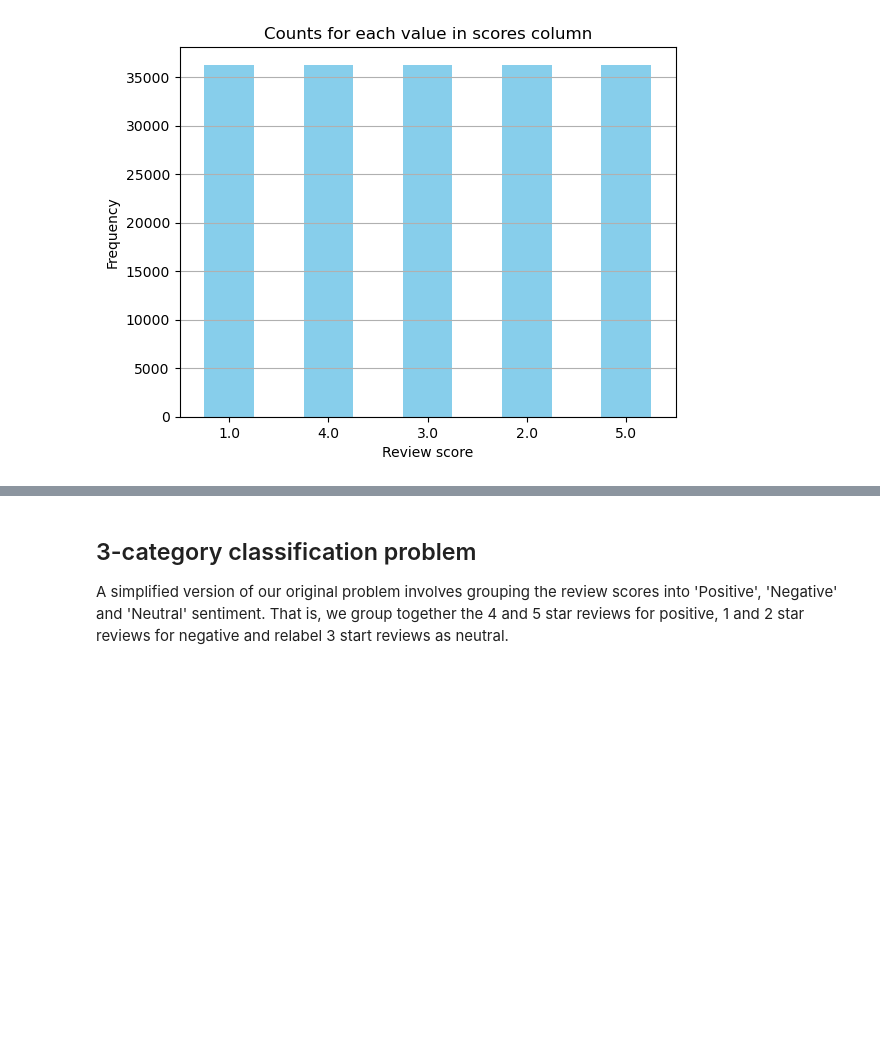
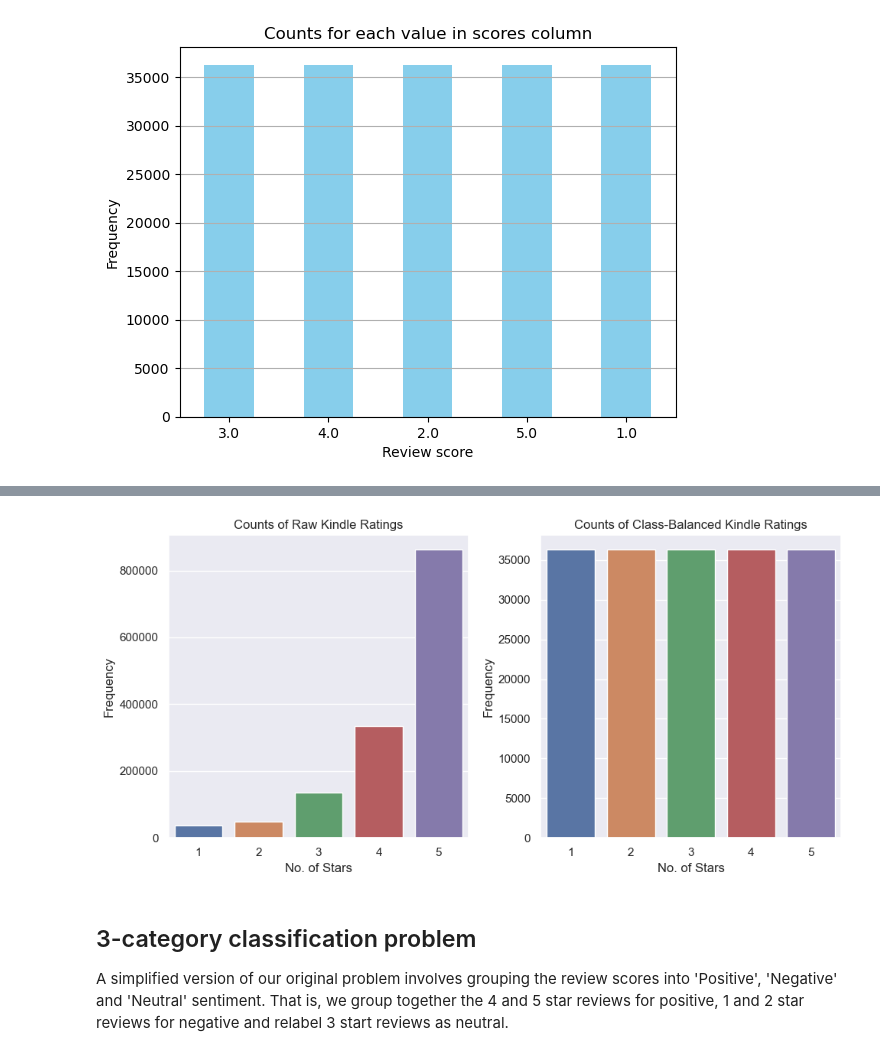
Before and after one commit to AmeerAliSaleem/MA4J5_Project, a Jupyter notebook: Kindle data pre-processing.ipynb, the cells around one changed output, grey strips where cells are left out. Cells and saved outputs as stored; diff of their text form; code cells hidden in the pictures; blank space fills up the shorter version.

```diff
--- a/Kindle data pre-processing.ipynb
+++ b/Kindle data pre-processing.ipynb
@@ -187,3 +184,7 @@ plt.grid(axis='y')
 plt.show()
 # %% [output]
 [figure]
+# %%
+balanced_df = balanced_df.sort_values('overall')
+
+balanced_df.head()
@@ -190,3 +198,25 @@ plt.show()
+# %%
+# convert floats to integers
+df_new['overall'] = df_new['overall'].astype(int)
+balanced_df['overall'] = balanced_df['overall'].astype(int)
+
+# countplots side by side
+sns.set()
+fig, ax =plt.subplots(1,2, figsize=((10,5)))
+sns.countplot(data=df_new, x='overall', ax=ax[0])
+sns.countplot(data=balanced_df, x='overall', ax=ax[1])
+
+ax[0].set_title('Counts of Raw Kindle Ratings')
+ax[0].set_xlabel('No. of Stars')
+ax[0].set_ylabel('Frequency')
+ax[1].set_title('Counts of Class-Balanced Kindle Ratings')
+ax[1].set_xlabel('No. of Stars')
+ax[1].set_ylabel('Frequency')
+
+plt.tight_layout()
+plt.show()
+# %% [output]
+[figure, added]
 # %%
 balanced_df.to_csv("kindle_balanced.csv", index=False)
 # %% [markdown]
```
Also changed, not shown: parts of 14 cells of this notebook.
